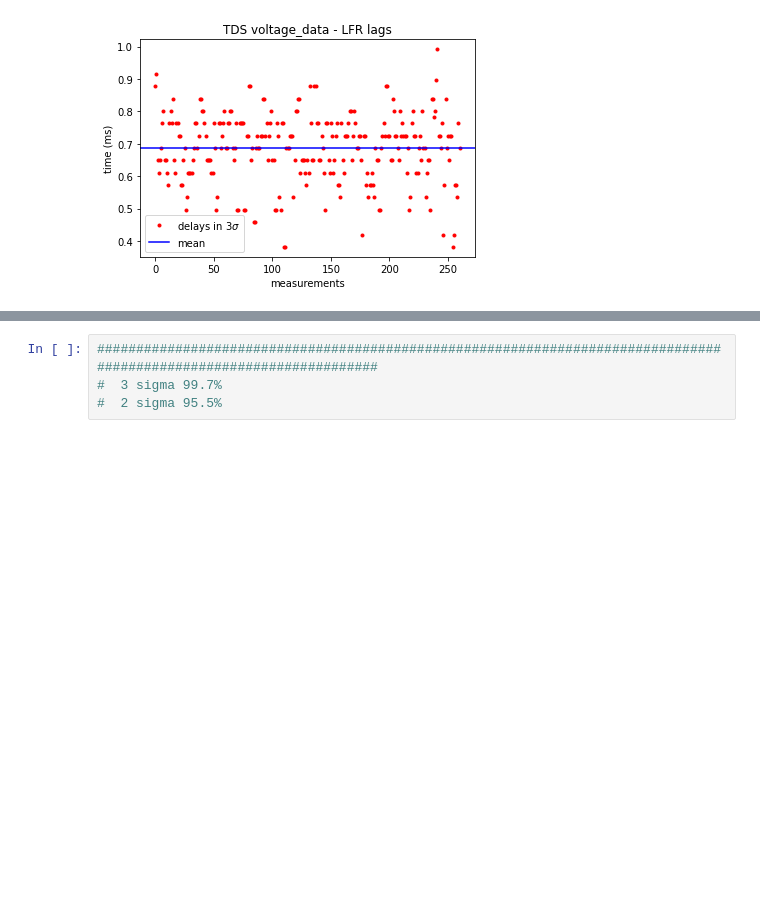
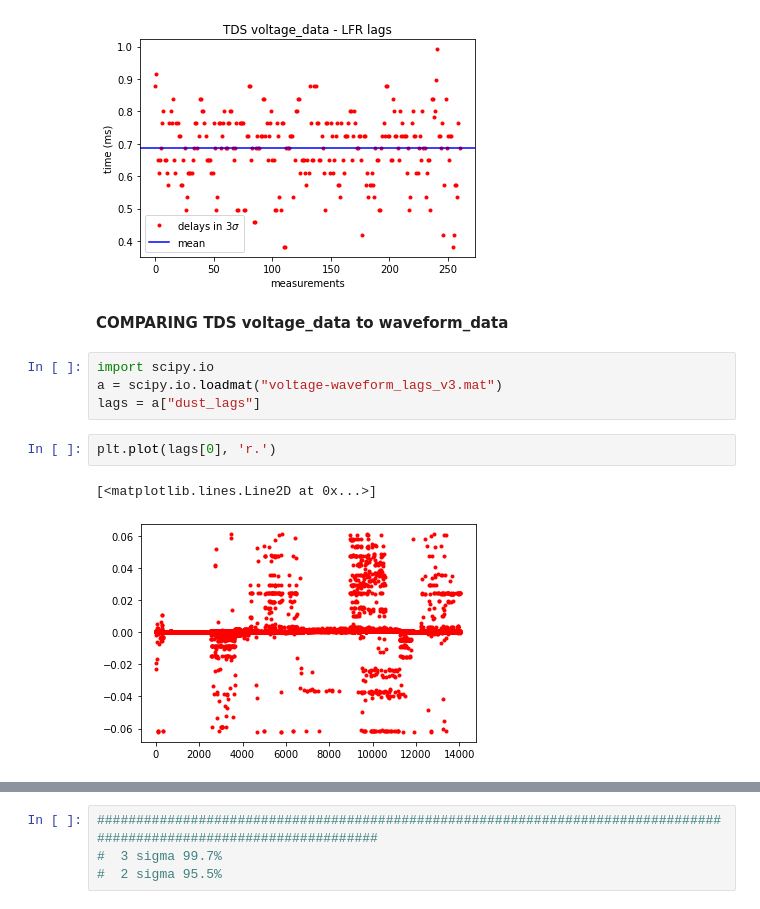
Before and after one commit to formanet415/tds-lfr_calibration, a Jupyter notebook: UPF_test2.ipynb, the cells around one changed output, grey strips where cells are left out. Drawn from its saved outputs; the diff is of its cells as text; blank space fills up the shorter version.

Commit message:
work on TDS voltage - waveform check

```diff
--- a/UPF_test2.ipynb
+++ b/UPF_test2.ipynb
@@ -349,3 +349,14 @@ plt.legend(['delays in 3$\sigma$', 'mean'])
 # %% [output]
 <matplotlib.legend.Legend at 0x...>
 [figure]
+# %% [markdown]
+__COMPARING TDS voltage_data to waveform_data__
+# %%
+import scipy.io
+a = scipy.io.loadmat("voltage-waveform_lags_v3.mat")
+lags = a["dust_lags"]
+# %%
+plt.plot(lags[0], 'r.')
+# %% [output]
+[<matplotlib.lines.Line2D at 0x...>]
+[figure, added]
```
Also changed, not shown: parts of 13 cells of this notebook, 5 other files.
